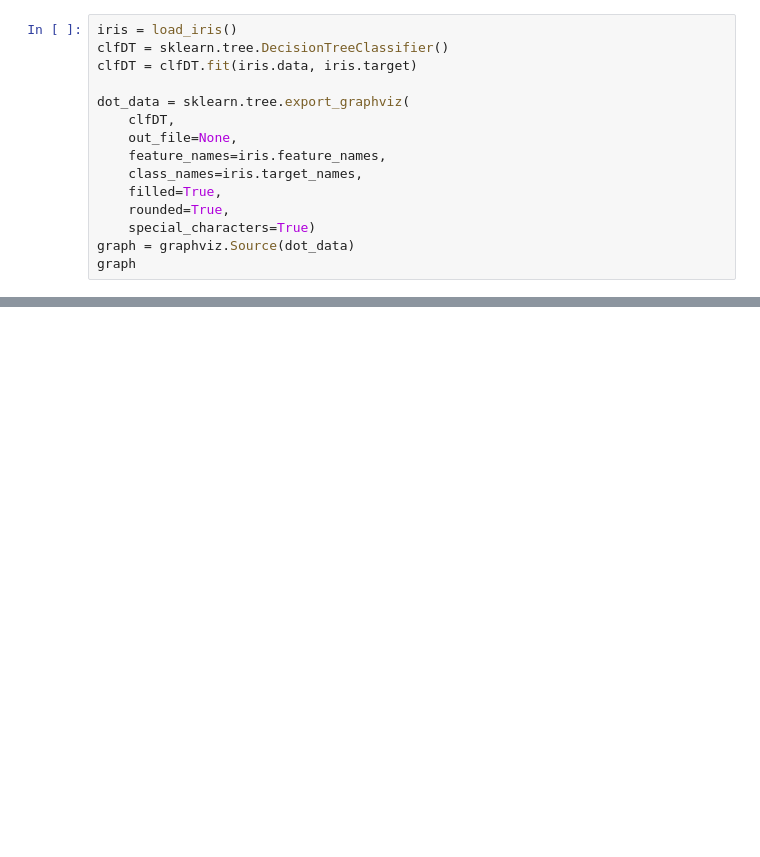
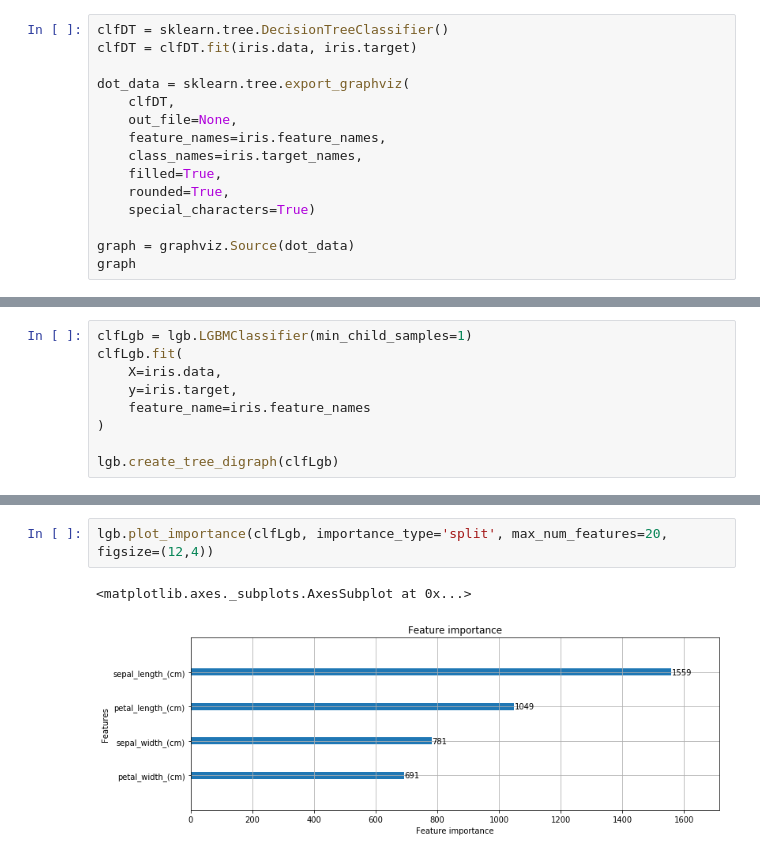
Before and after one commit to jessee-kung/tu-etp-ad1062, a Jupyter notebook: demo_03.ipynb, the cells around one changed output, grey strips where cells are left out. Cells and saved outputs as stored; diff of their text form; blank space fills up the shorter version.

```diff
--- a/demo_03.ipynb
+++ b/demo_03.ipynb
@@ -164,7 +204,6 @@ The demo here use the IRIS dataset to demonstrate the construction of decision t
 
 Reference: http://scikit-learn.org/stable/modules/tree.html#classification
 # %%
-iris = load_iris()
 clfDT = sklearn.tree.DecisionTreeClassifier()
 clfDT = clfDT.fit(iris.data, iris.target)
 
@@ -176,5 +215,6 @@ dot_data = sklearn.tree.export_graphviz(
     filled=True,
     rounded=True,
     special_characters=True)
+
 graph = graphviz.Source(dot_data)
 graph
@@ -203,0 +229,9 @@ plot.show()
+# %%
+clfLgb = lgb.LGBMClassifier(min_child_samples=1)
+clfLgb.fit(
+    X=iris.data,
+    y=iris.target,
+    feature_name=iris.feature_names
+)
+
+lgb.create_tree_digraph(clfLgb)
@@ -203,0 +240,5 @@ plot.show()
+# %%
+lgb.plot_importance(clfLgb, importance_type='split', max_num_features=20, figsize=(12,4))
+# %% [output]
+<matplotlib.axes._subplots.AxesSubplot at 0x...>
+[figure, added]
```
Also changed, not shown: parts of 21 cells of this notebook.
